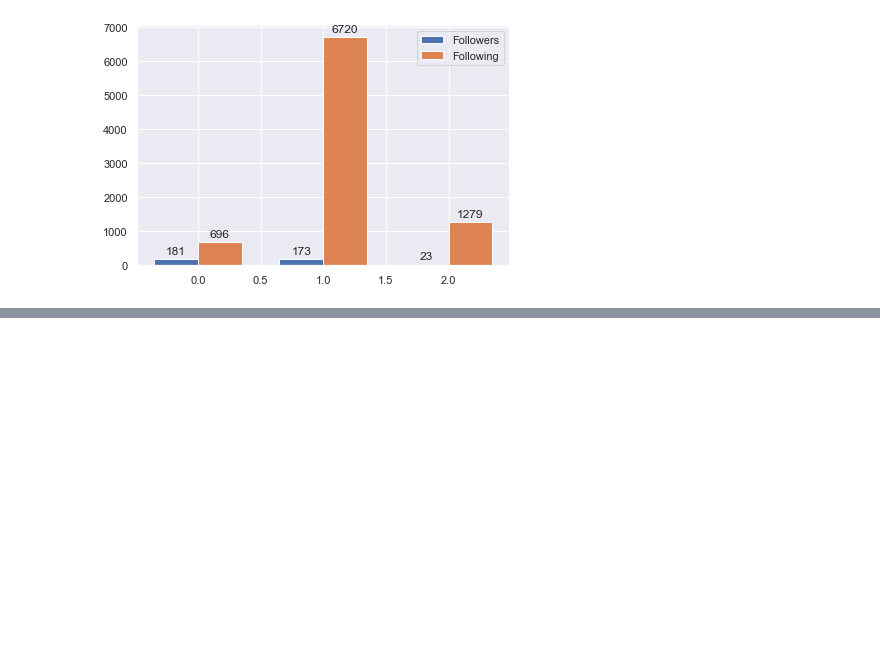
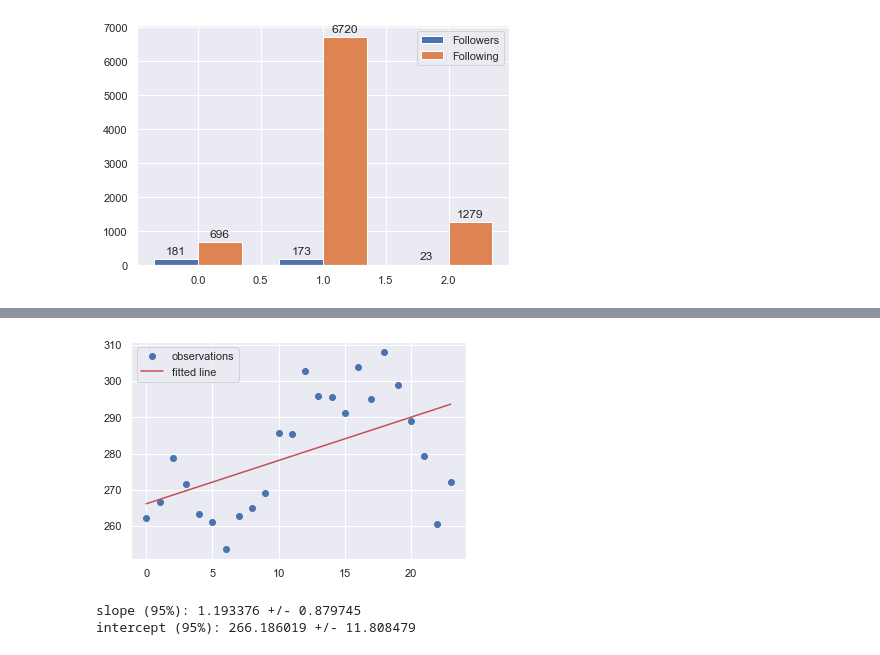
Before and after one commit to GiacomoBelliniStudent/ADM-HW2, a Jupyter notebook: main.ipynb, the cells around one changed output, grey strips where cells are left out. Drawn from its saved outputs; the diff is of its cells as text; code cells hidden in the pictures; blank space fills up the shorter version.

```diff
--- a/main.ipynb
+++ b/main.ipynb
@@ -422,0 +571,26 @@ plt.show()
+# %%
+#test 1: linear regression
+#Regression model cts vs likes
+import matplotlib.pyplot as plt
+from scipy import stats
+x = mean_per_hour["cts"].astype(int)
+y = mean_per_hour["numbr_likes"]
+res = stats.linregress(x, y)
+plt.plot(x, y, 'o', label='observations')
+plt.plot(x, res.intercept + res.slope*x, 'r', label='fitted line')
+plt.legend()
+plt.show()
+# Two-sided inverse Students t-distribution
+# p - probability, df - degrees of freedom
+from scipy.stats import t
+tinv = lambda p, df: abs(t.ppf(p/2, df))
+ts = tinv(0.05, len(x)-2)
+print(f"slope (95%): {res.slope:.6f} +/- {ts*res.stderr:.6f}")
+#slope (95%): 8.052236 +/- 11.406077
+print(f"intercept (95%): {res.intercept:.6f}"
+      f" +/- {ts*res.intercept_stderr:.6f}")
+#intercept (95%): 215.933621 +/- 153.099415
+# %% [output]
+[figure, added]
+slope (95%): 1.193376 +/- 0.879745
+intercept (95%): 266.186019 +/- 11.808479
```
Also changed, not shown: parts of 25 cells of this notebook.
